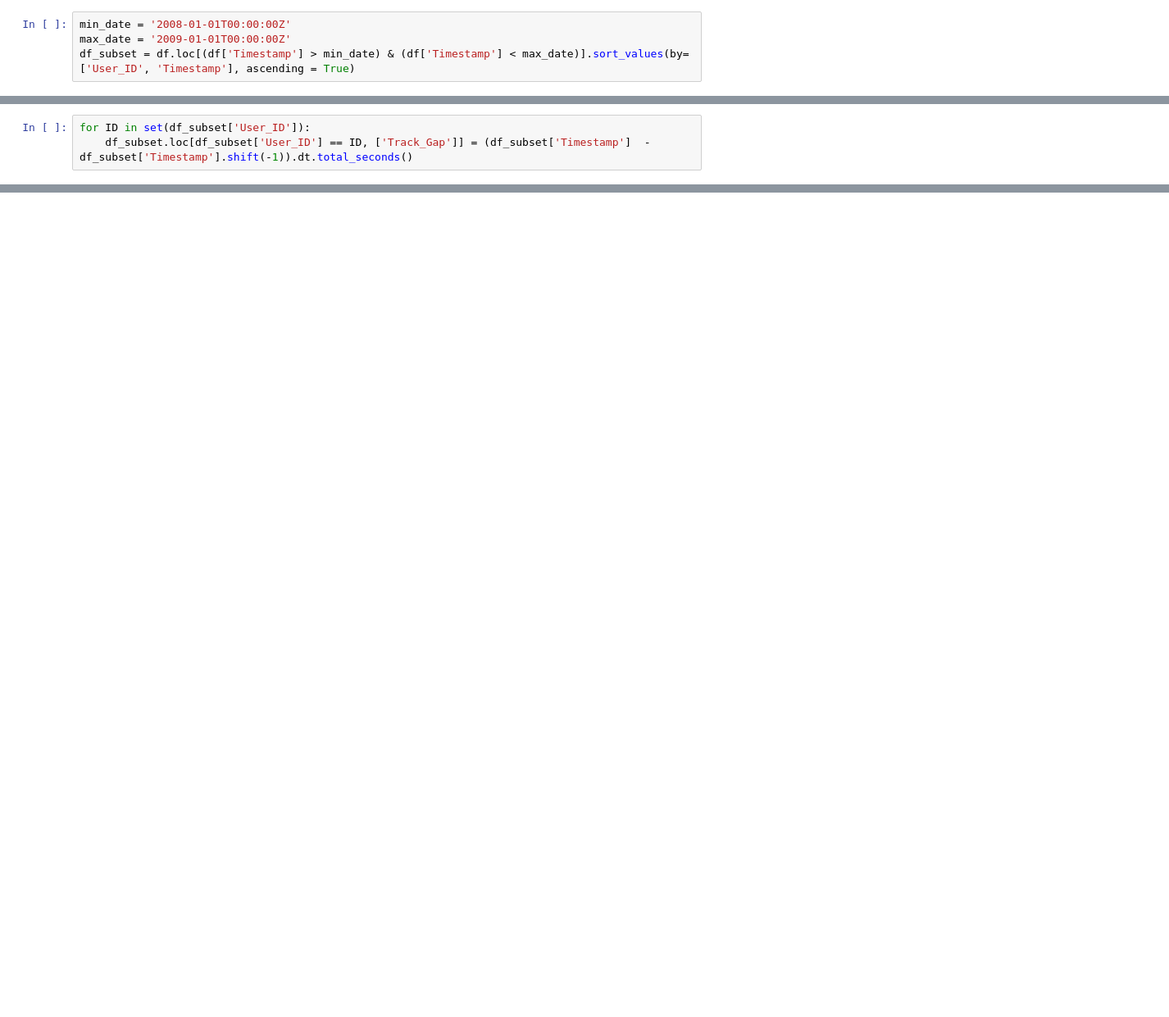
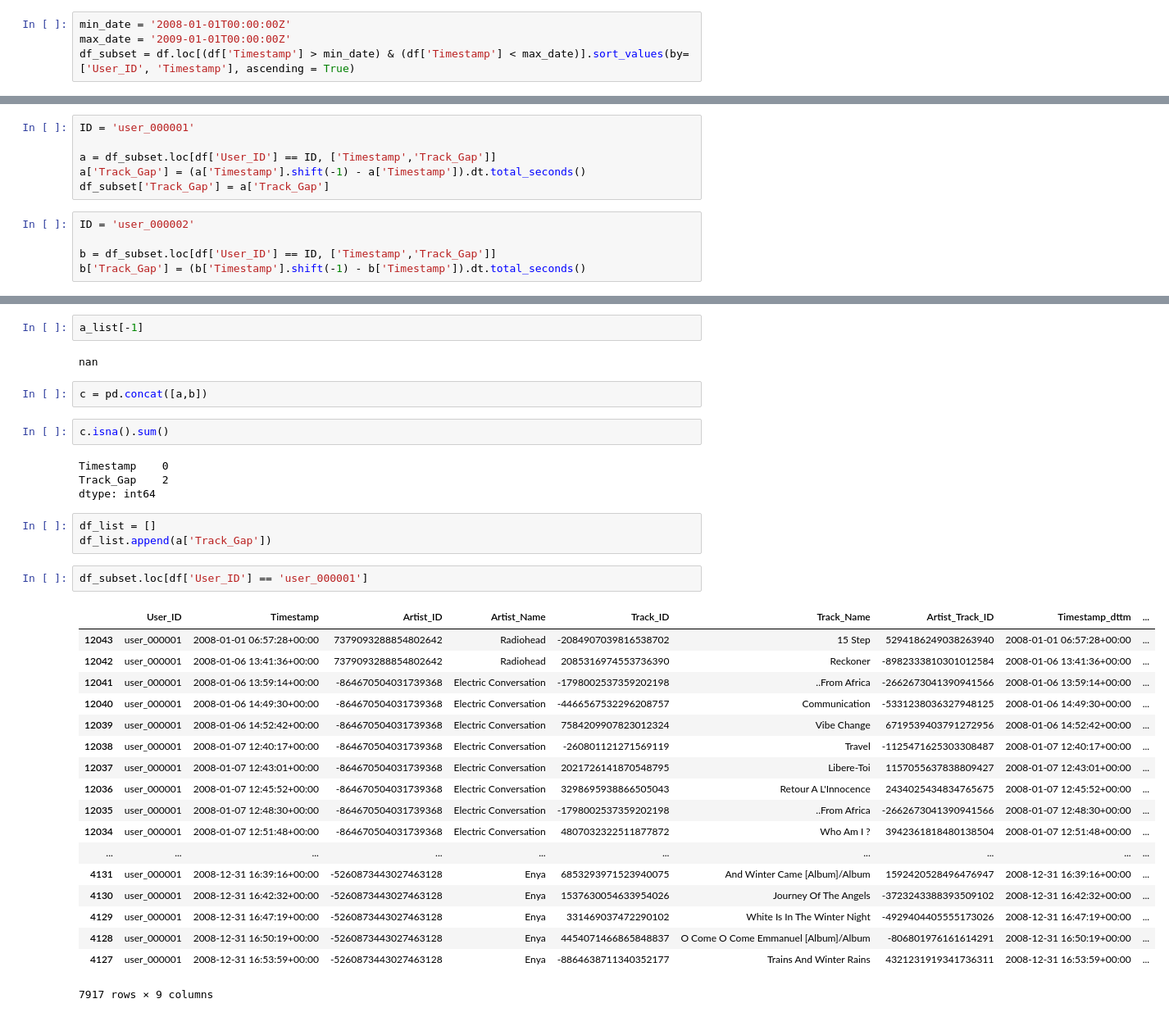
Before and after one commit to Browun/technical-test-lastfm, a Jupyter notebook: Technical-Test-Lastfm.ipynb, the cells around one changed output, grey strips where cells are left out. Shown at 82% size. Cells and saved outputs as stored; diff of their text form; blank space fills up the shorter version.

```diff
--- a/Technical-Test-Lastfm.ipynb
+++ b/Technical-Test-Lastfm.ipynb
@@ -602,3 +678,11 @@ df_subset
+# %%
+ID = 'user_000001'
+
+a = df_subset.loc[df['User_ID'] == ID, ['Timestamp','Track_Gap']]
+a['Track_Gap'] = (a['Timestamp'].shift(-1) - a['Timestamp']).dt.total_seconds()
+df_subset['Track_Gap'] = a['Track_Gap']
 # %%
-for ID in set(df_subset['User_ID']):
-    df_subset.loc[df_subset['User_ID'] == ID, ['Track_Gap']] = (df_subset['Timestamp']  - df_subset['Timestamp'].shift(-1)).dt.total_seconds()
+ID = 'user_000002'
+
+b = df_subset.loc[df['User_ID'] == ID, ['Timestamp','Track_Gap']]
+b['Track_Gap'] = (b['Timestamp'].shift(-1) - b['Timestamp']).dt.total_seconds()
@@ -653,0 +691,36 @@ Name: Timestamp, Length: 5917701, dtype: float64
+# %%
+a_list[-1]
+# %% [output]
+nan
+# %%
+c = pd.concat([a,b])
+# %%
+c.isna().sum()
+# %% [output]
+Timestamp    0
+Track_Gap    2
+dtype: int64
+# %%
+df_list = []
+df_list.append(a['Track_Gap'])
+# %%
+df_subset.loc[df['User_ID'] == 'user_000001']
+# %% [output]
+|  | User_ID | Timestamp | Artist_ID | Artist_Name | Track_ID | Track_Name | Artist_Track_ID | Timestamp_dttm | ... |
+| 12043 | user_000001 | 2008-01-01 06:57:28+00:00 | 7379093288854802642 | Radiohead | -2084907039816538702 | 15 Step | 5294186249038263940 | 2008-01-01 06:57:28+00:00 | ... |
+| 12042 | user_000001 | 2008-01-06 13:41:36+00:00 | 7379093288854802642 | Radiohead | 2085316974553736390 | Reckoner | -8982333810301012584 | 2008-01-06 13:41:36+00:00 | ... |
+| 12041 | user_000001 | 2008-01-06 13:59:14+00:00 | -864670504031739368 | Electric Conversation | -1798002537359202198 | ..From Africa | -2662673041390941566 | 2008-01-06 13:59:14+00:00 | ... |
+| 12040 | user_000001 | 2008-01-06 14:49:30+00:00 | -864670504031739368 | Electric Conversation | -4466567532296208757 | Communication | -5331238036327948125 | 2008-01-06 14:49:30+00:00 | ... |
+| 12039 | user_000001 | 2008-01-06 14:52:42+00:00 | -864670504031739368 | Electric Conversation | 7584209907823012324 | Vibe Change | 6719539403791272956 | 2008-01-06 14:52:42+00:00 | ... |
+| 12038 | user_000001 | 2008-01-07 12:40:17+00:00 | -864670504031739368 | Electric Conversation | -260801121271569119 | Travel | -1125471625303308487 | 2008-01-07 12:40:17+00:00 | ... |
+| 12037 | user_000001 | 2008-01-07 12:43:01+00:00 | -864670504031739368 | Electric Conversation | 2021726141870548795 | Libere-Toi | 1157055637838809427 | 2008-01-07 12:43:01+00:00 | ... |
+| 12036 | user_000001 | 2008-01-07 12:45:52+00:00 | -864670504031739368 | Electric Conversation | 3298695938866505043 | Retour A L'Innocence | 2434025434834765675 | 2008-01-07 12:45:52+00:00 | ... |
+| 12035 | user_000001 | 2008-01-07 12:48:30+00:00 | -864670504031739368 | Electric Conversation | -1798002537359202198 | ..From Africa | -2662673041390941566 | 2008-01-07 12:48:30+00:00 | ... |
+| 12034 | user_000001 | 2008-01-07 12:51:48+00:00 | -864670504031739368 | Electric Conversation | 4807032322511877872 | Who Am I ? | 3942361818480138504 | 2008-01-07 12:51:48+00:00 | ... |
+| ... | ... | ... | ... | ... | ... | ... | ... | ... | ... |
+| 4131 | user_000001 | 2008-12-31 16:39:16+00:00 | -5260873443027463128 | Enya | 6853293971523940075 | And Winter Came [Album]/Album | 1592420528496476947 | 2008-12-31 16:39:16+00:00 | ... |
+| 4130 | user_000001 | 2008-12-31 16:42:32+00:00 | -5260873443027463128 | Enya | 1537630054633954026 | Journey Of The Angels | -3723243388393509102 | 2008-12-31 16:42:32+00:00 | ... |
+| 4129 | user_000001 | 2008-12-31 16:47:19+00:00 | -5260873443027463128 | Enya | 331469037472290102 | White Is In The Winter Night | -4929404405555173026 | 2008-12-31 16:47:19+00:00 | ... |
+| 4128 | user_000001 | 2008-12-31 16:50:19+00:00 | -5260873443027463128 | Enya | 4454071466865848837 | O Come O Come Emmanuel [Album]/Album | -806801976161614291 | 2008-12-31 16:50:19+00:00 | ... |
+| 4127 | user_000001 | 2008-12-31 16:53:59+00:00 | -5260873443027463128 | Enya | -8864638711340352177 | Trains And Winter Rains | 4321231919341736311 | 2008-12-31 16:53:59+00:00 | ... |
+7917 rows × 9 columns
```
Also changed, not shown: parts of 14 cells of this notebook.
